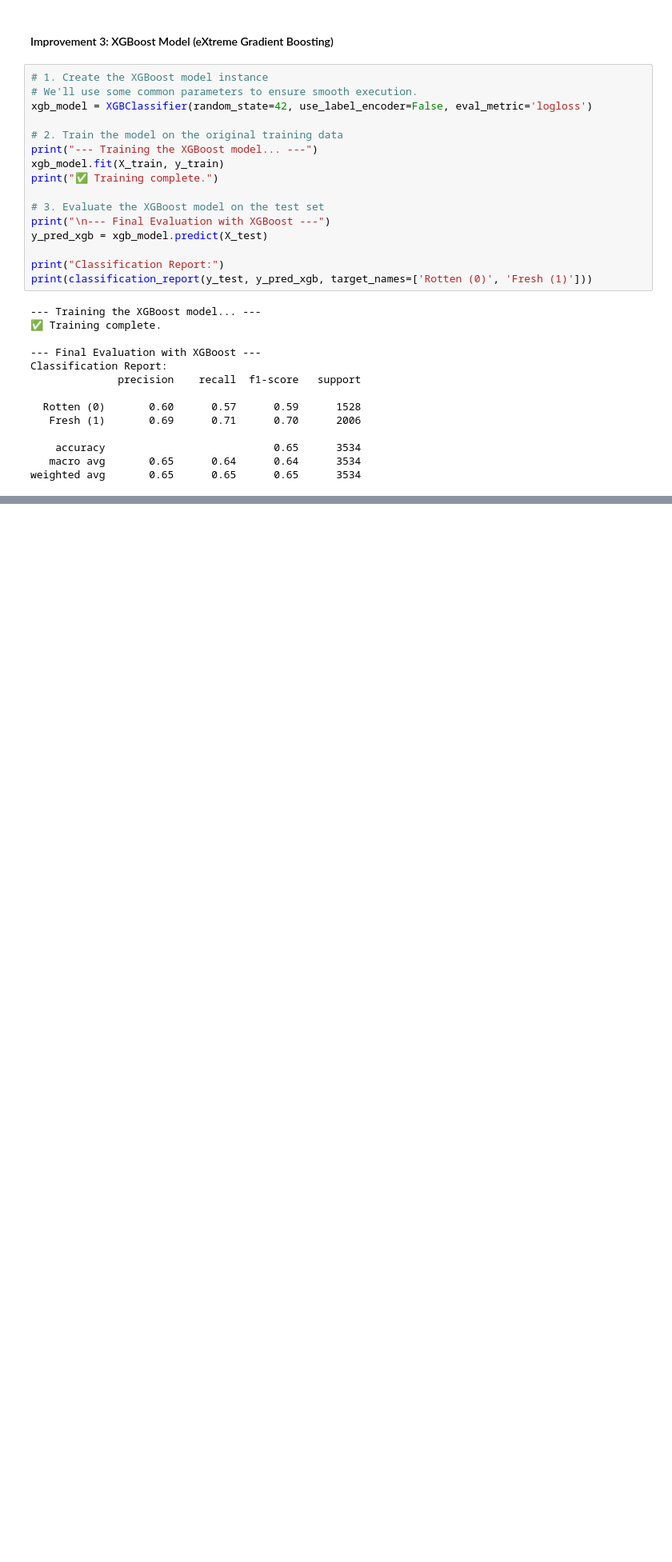
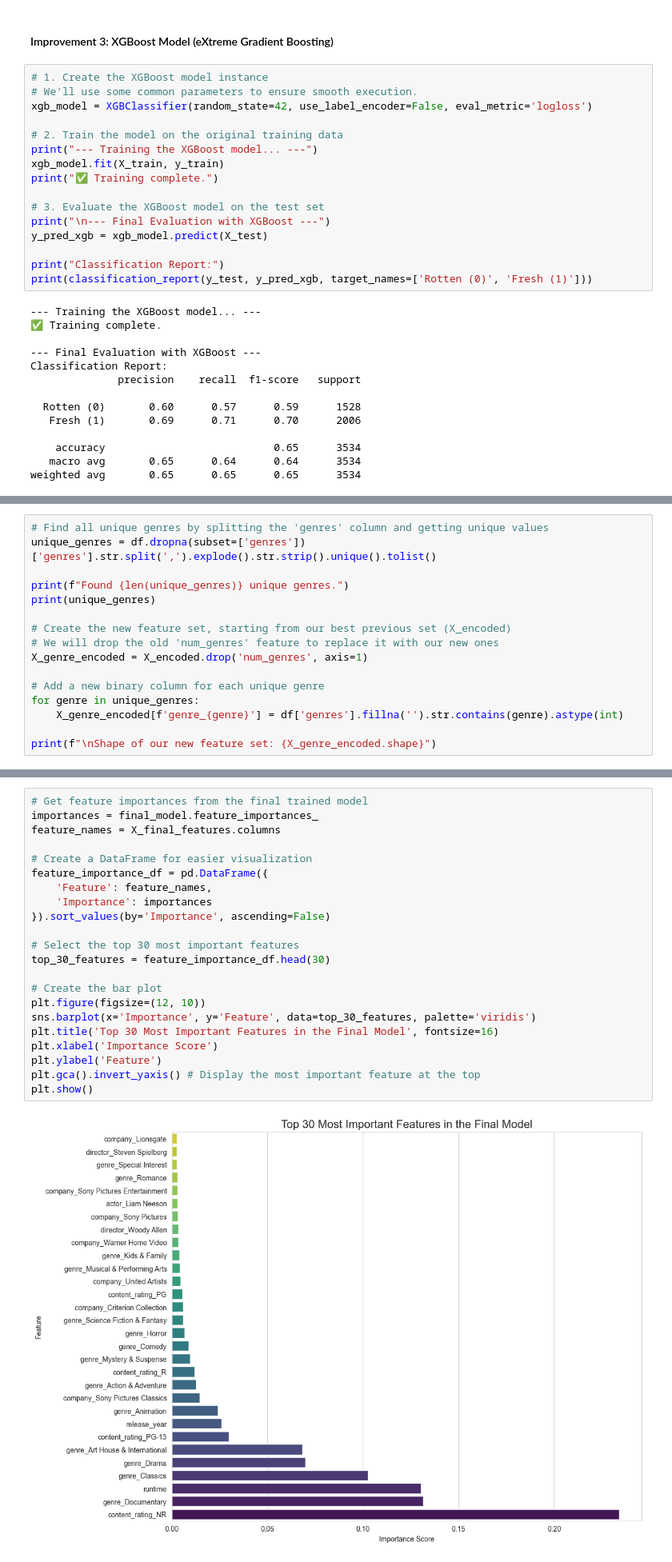
Before and after one commit to Ricardouchub/Fresh-tomato-predictor, a Jupyter notebook: Notebook.ipynb, the cells around one changed output, grey strips where cells are left out. Shown at 80% size. Cells and saved outputs as stored; diff of their text form; blank space fills up the shorter version.

```diff
--- a/Notebook.ipynb
+++ b/Notebook.ipynb
@@ -763,0 +762,16 @@ weighted avg       0.65      0.65      0.65      3534
+# %%
+# Find all unique genres by splitting the 'genres' column and getting unique values
+unique_genres = df.dropna(subset=['genres'])['genres'].str.split(',').explode().str.strip().unique().tolist()
+
+print(f"Found {len(unique_genres)} unique genres.")
+print(unique_genres)
+
+# Create the new feature set, starting from our best previous set (X_encoded)
+# We will drop the old 'num_genres' feature to replace it with our new ones
+X_genre_encoded = X_encoded.drop('num_genres', axis=1)
+
+# Add a new binary column for each unique genre
+for genre in unique_genres:
+    X_genre_encoded[f'genre_{genre}'] = df['genres'].fillna('').str.contains(genre).astype(int)
+
+print(f"\nShape of our new feature set: {X_genre_encoded.shape}")
@@ -763,0 +937,24 @@ weighted avg       0.65      0.65      0.65      3534
+# %%
+# Get feature importances from the final trained model
+importances = final_model.feature_importances_
+feature_names = X_final_features.columns
+
+# Create a DataFrame for easier visualization
+feature_importance_df = pd.DataFrame({
+    'Feature': feature_names,
+    'Importance': importances
+}).sort_values(by='Importance', ascending=False)
+
+# Select the top 30 most important features
+top_30_features = feature_importance_df.head(30)
+
+# Create the bar plot
+plt.figure(figsize=(12, 10))
+sns.barplot(x='Importance', y='Feature', data=top_30_features, palette='viridis')
+plt.title('Top 30 Most Important Features in the Final Model', fontsize=16)
+plt.xlabel('Importance Score')
+plt.ylabel('Feature')
+plt.gca().invert_yaxis() # Display the most important feature at the top
+plt.show()
+# %% [output]
+[figure, added]
```
Also changed, not shown: parts of 19 cells of this notebook.
